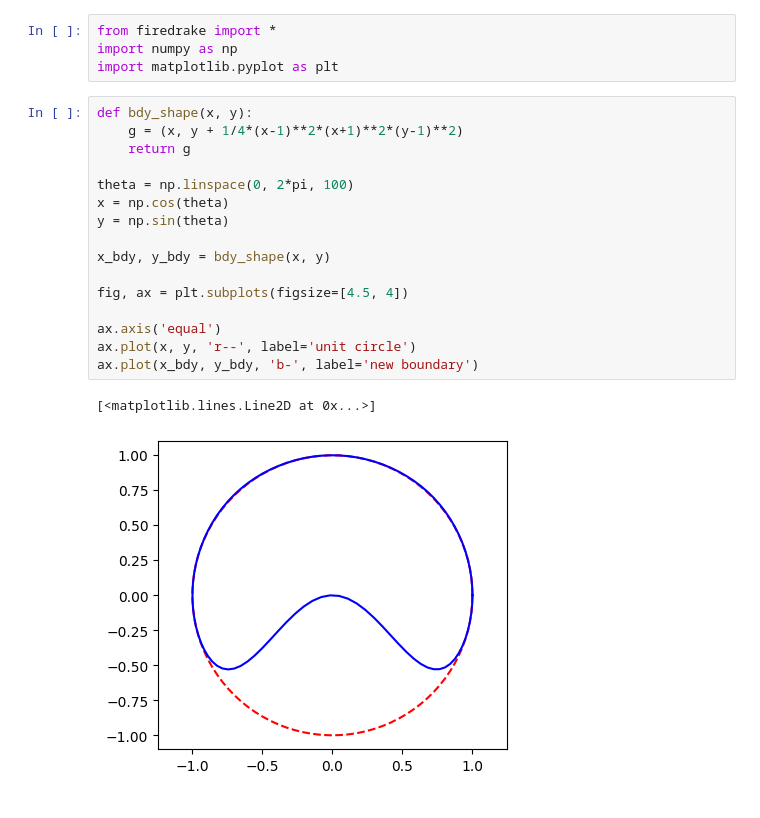
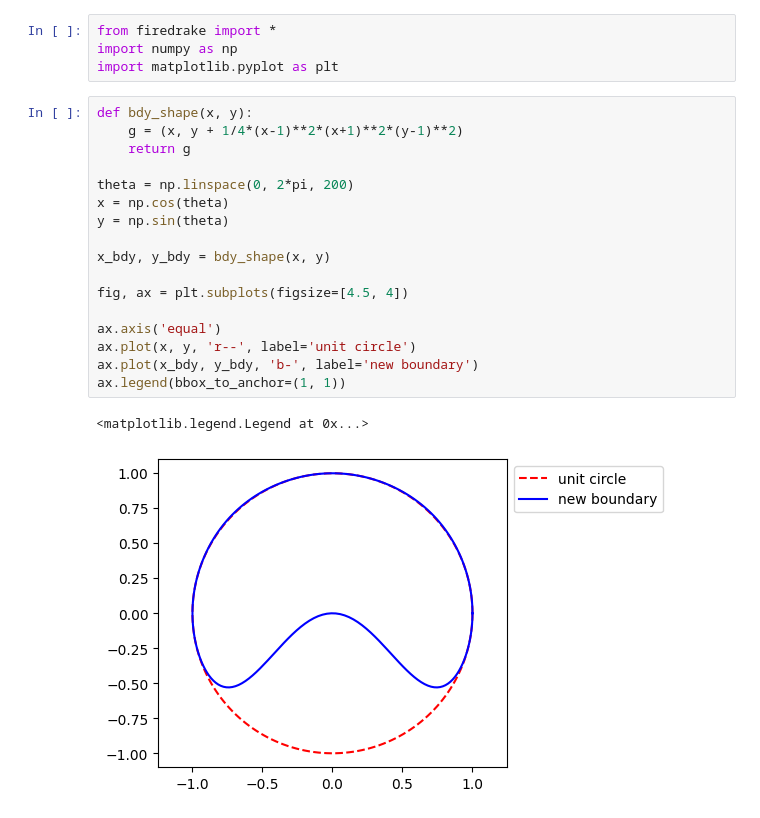
Before and after one commit to lrtfm/notes-for-firedrake, a Jupyter notebook: firedrake/laplace.ipynb, the cells around one changed output. Saved outputs shown, nothing was run; the diff lists cells and outputs as text.

```diff
--- a/firedrake/laplace.ipynb
+++ b/firedrake/laplace.ipynb
@@ -5,20 +5,21 @@ import matplotlib.pyplot as plt
 # %%
 def bdy_shape(x, y):
     g = (x, y + 1/4*(x-1)**2*(x+1)**2*(y-1)**2)
     return g
 
-theta = np.linspace(0, 2*pi, 100)
+theta = np.linspace(0, 2*pi, 200)
 x = np.cos(theta)
 y = np.sin(theta)
 
 x_bdy, y_bdy = bdy_shape(x, y)
 
 fig, ax = plt.subplots(figsize=[4.5, 4])
 
 ax.axis('equal')
 ax.plot(x, y, 'r--', label='unit circle')
 ax.plot(x_bdy, y_bdy, 'b-', label='new boundary')
+ax.legend(bbox_to_anchor=(1, 1))
 # %% [output]
-[<matplotlib.lines.Line2D at 0x...>]
+<matplotlib.legend.Legend at 0x...>
-[figure, old version]
+[figure, new version]
 # %%
```
Also changed, not shown: parts of 1 cell of this notebook, 9 other files.
